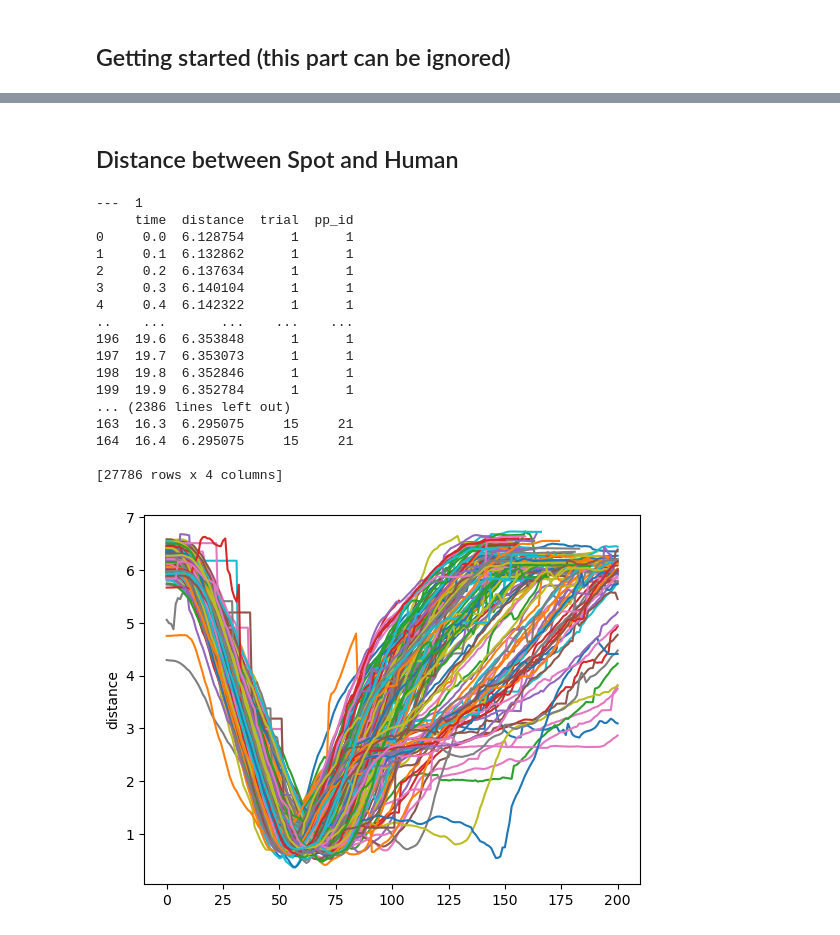
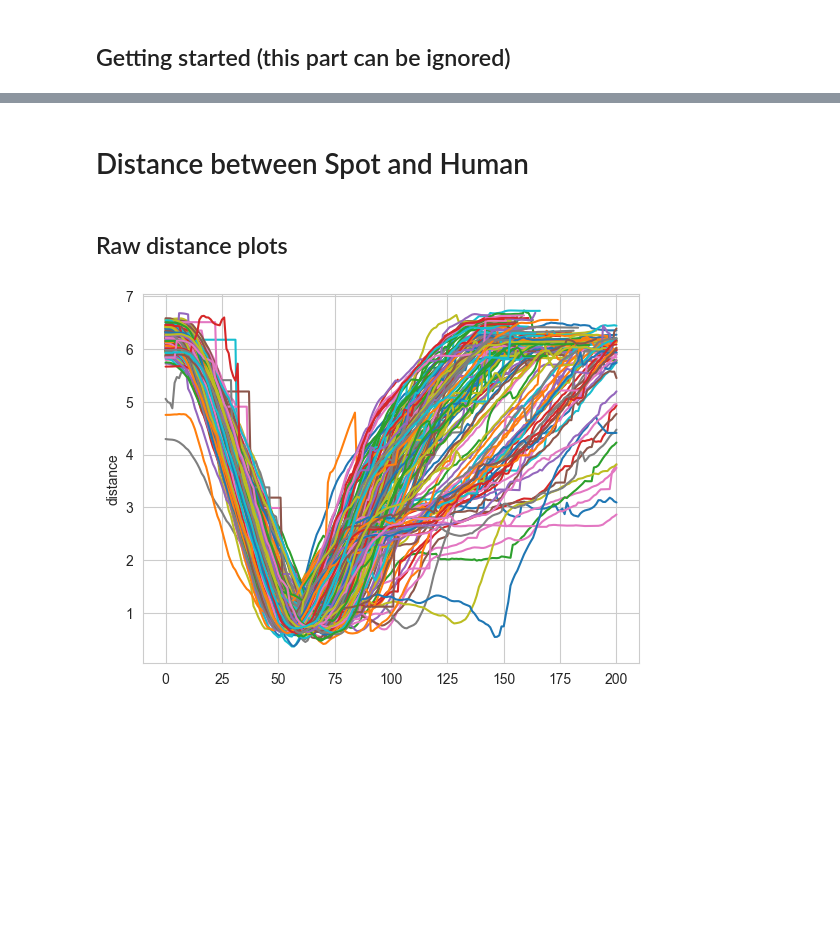
Before and after one commit to tud-hri/Spot-DataAnalysis, a Jupyter notebook: Spot_trajectory_analysis.ipynb, the cells around one changed output, grey strips where cells are left out. Drawn from its saved outputs; the diff is of its cells as text; code cells hidden in the pictures; blank space fills up the shorter version.

```diff
--- a/Spot_trajectory_analysis.ipynb
+++ b/Spot_trajectory_analysis.ipynb
@@ -96,5 +65,7 @@ df
 # %% [markdown]
-## Distance between Spot and Human
+# Distance between Spot and Human
+# %% [markdown]
+## Raw distance plots
 # %%
 # Calculate distance between the objects over time (fronting scenario)
 
@@ -139,24 +110,8 @@ def get_df_distance(pp_ids, apparance):
     return df_plot
 # %%
 df_dis_dom = get_df_distance(pp_ids= ["%02d" % x for x in range(1, 22)], apparance = 'dom')
+df_dis_dom["Appearance"] = "Dominant"
 # %% [output]
----  1
-     time  distance  trial  pp_id
-0     0.0  6.128754      1      1
-1     0.1  6.132862      1      1
-2     0.2  6.137634      1      1
-3     0.3  6.140104      1      1
-4     0.4  6.142322      1      1
-..    ...       ...    ...    ...
-196  19.6  6.353848      1      1
-197  19.7  6.353073      1      1
-198  19.8  6.352846      1      1
-199  19.9  6.352784      1      1
-... (2386 lines left out)
-163  16.3  6.295075     15     21
-164  16.4  6.295075     15     21
-
-[27786 rows x 4 columns]
-[figure, old version]
+[figure, new version]
 # %%
 df_dis_sub = get_df_distance(pp_ids= ["%02d" % x for x in range(1, 22)], apparance = 'sub')
```
Also changed, not shown: parts of 50 cells of this notebook.
